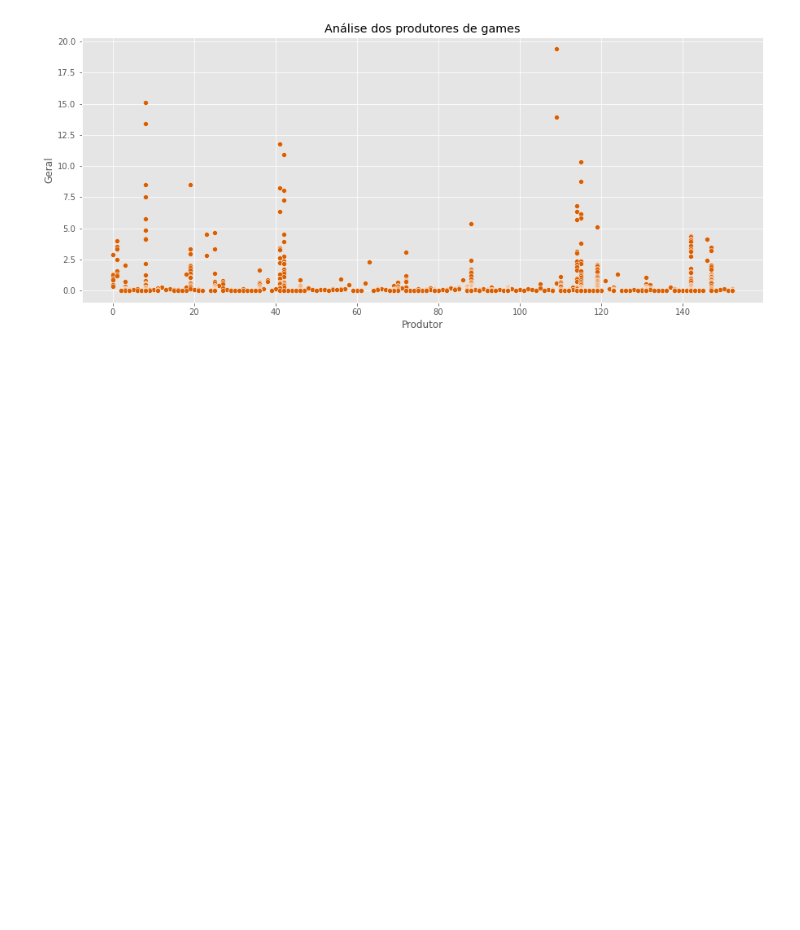
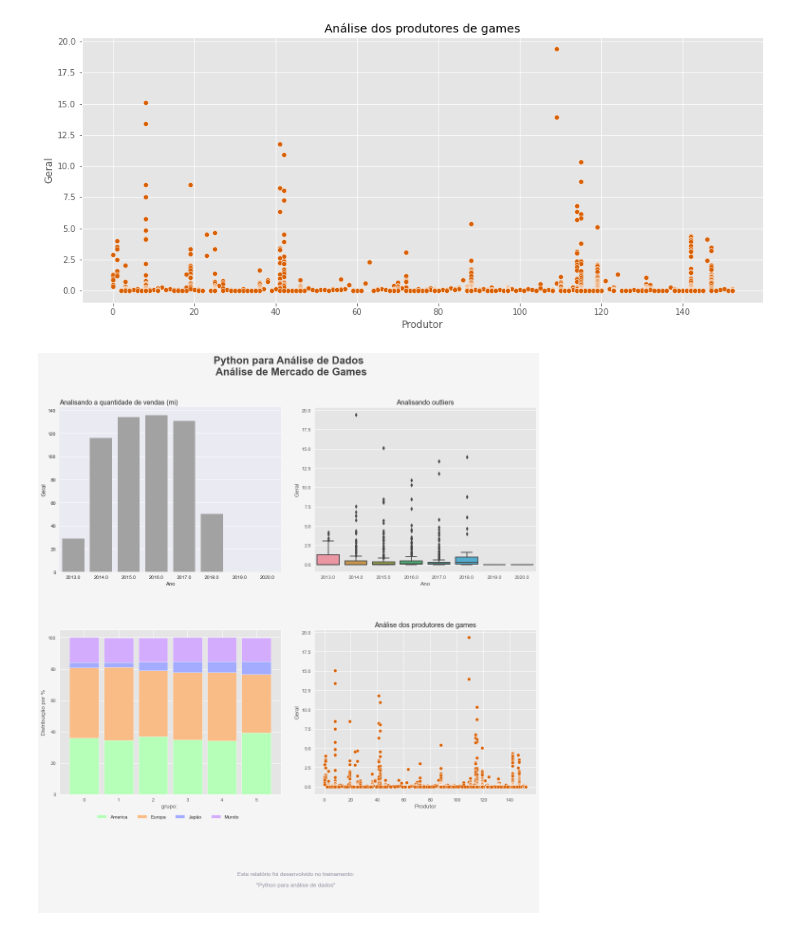
Before and after one commit to isaacuchoa/game_sales, a Jupyter notebook: games.ipynb, the cells around one changed output. Saved outputs shown, nothing was run; the diff lists cells and outputs as text; code cells hidden in the pictures; blank space fills up the shorter version.

Commit message:
Criação do relatório

```diff
--- a/games.ipynb
+++ b/games.ipynb
@@ -315,3 +315,82 @@ plt.title('Análise dos produtores de games')
 sns.scatterplot(data=dados, x = 'Produtor', y='Geral', color=paleta[1]);
 # %% [output]
 [figure]
+# %%
+# report creation
+
+# image size
+fig, axis = plt.subplots(figsize=(18,15))
+
+# cor de fundo
+cor_fundo = '#f5f5f5'
+axis.set_facecolor(cor_fundo)
+fig.set_facecolor(cor_fundo)
+
+# Estilo dos gráficos
+plt.style.use('seaborn')
+
+# Titulo da figura
+plt.suptitle('Python para Análise de Dados \n Análise de Mercado de Games', fontsize=22, color='#404040', fontweight=600)
+
+# grid paramenters
+rows = 2
+columns = 2
+
+# Acessando gráfico 01
+plt.subplot( rows, columns, 1)
+plt.title('Analisando a quantidade de vendas (mi)', loc='left', fontsize=14)
+plt.style.use('ggplot')
+
+sns.barplot(data=dados, x='Ano', y='Geral', ci=None, color='#a2a2a2', estimator=sum);
+
+# Acessando gráfico 02
+plt.subplot( rows, columns, 2)
+plt.title('Analisando outliers')
+sns.boxplot(data=dados, x='Ano', y='Geral');
+
+# Acessando gráfico 03
+plt.subplot( rows, columns, 3)
+largura_barra = 0.85
+rotulos = dados['Ano']
+grupos = [0, 1, 2, 3, 4, 5]
+
+#plot da America
+plt.bar(grupos, America, width=largura_barra, color='#b5ffb9', edgecolor='white')
+
+#plot da Europa
+plt.bar(grupos, Europa, bottom=America, width=largura_barra, color='#f9bc86', edgecolor='white')
+
+#plot do Japão
+plt.bar(grupos, Japão, bottom=[A + B for A, B in zip(America, Europa)], width=largura_barra, color='#a3acff', edgecolor='white')
+
+#plot resto do mundo
+plt.bar(grupos, Mundo, bottom=[A + B + C for A, B, C in zip(America, Europa, Japão)], width=largura_barra, color='#d3acfe', edgecolor='white')
+
+
+#labels
+plt.xlabel('grupo: ')
+plt.ylabel('Distribuição por %')
+
+#legenda
+plt.legend(['America', 'Europa', 'Japão', 'Mundo'], loc='upper left', bbox_to_anchor=(0.15, -0.1), ncol=4);
+
+# Acessando gráfico 04
+plt.subplot( rows, columns, 4)
+plt.title('Análise dos produtores de games')
+sns.scatterplot(data=dados, x = 'Produtor', y='Geral', color=paleta[1]);
+
+
+# Ajustar o layout para evitar o gráfico de sobrepor outro gráfico
+plt.subplots_adjust( hspace=0.35, wspace=0.15)
+
+# Rodapé do relatório
+rodape = '''
+        Este relatório foi desenvolvido no treinamento: \n
+        "Python para análise de dados" \n
+
+
+'''
+# Incluir o rodapé no relatório
+fig.text(0.5, -0.1, rodape, ha='center', va='bottom', size=12, color='#938ca1');
+# %% [output]
+[figure, added]
```
Also changed, not shown: 1 other file.
